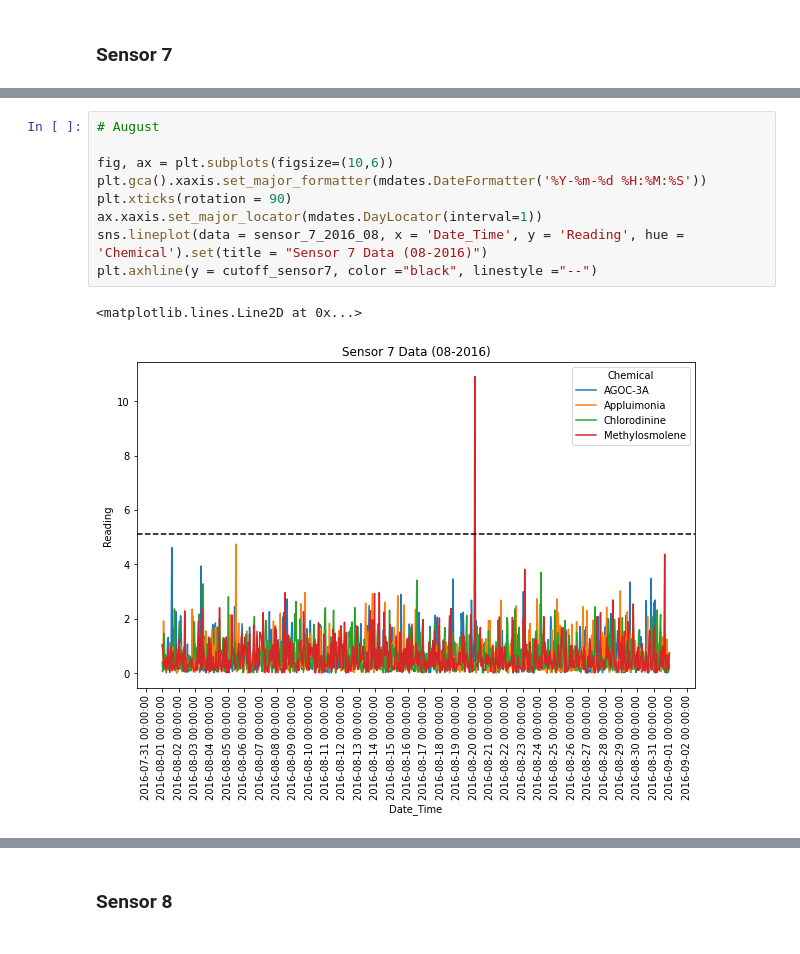
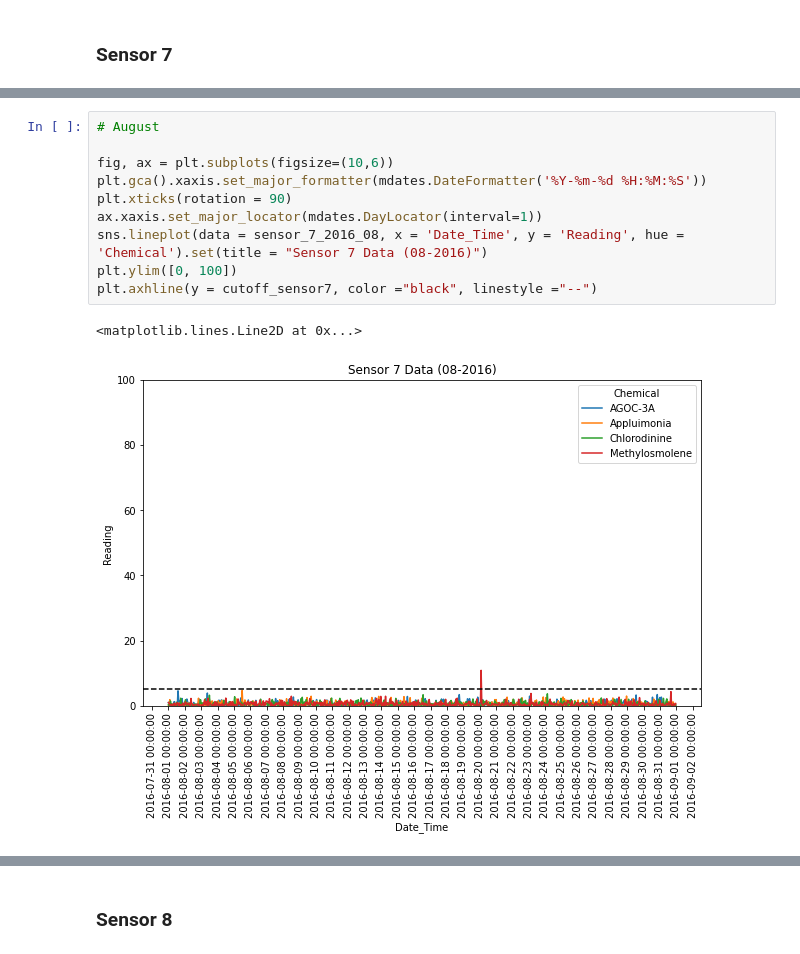
Before and after one commit to j-tice/capstone_final, a Jupyter notebook: EDA_and_Analysis/Megan_EDA_sensors_v2.ipynb, the cells around one changed output, grey strips where cells are left out. Drawn from its saved outputs; the diff is of its cells as text.

```diff
--- a/EDA_and_Analysis/Megan_EDA_sensors_v2.ipynb
+++ b/EDA_and_Analysis/Megan_EDA_sensors_v2.ipynb
@@ -554,15 +571,16 @@ plt.axhline(y = cutoff_sensor7, color ="black", linestyle ="--")
 # %%
 # August
 
 fig, ax = plt.subplots(figsize=(10,6))
 plt.gca().xaxis.set_major_formatter(mdates.DateFormatter('%Y-%m-%d %H:%M:%S'))
 plt.xticks(rotation = 90)
 ax.xaxis.set_major_locator(mdates.DayLocator(interval=1))
 sns.lineplot(data = sensor_7_2016_08, x = 'Date_Time', y = 'Reading', hue = 'Chemical').set(title = "Sensor 7 Data (08-2016)")
+plt.ylim([0, 100])
 plt.axhline(y = cutoff_sensor7, color ="black", linestyle ="--")
 # %% [output]
 <matplotlib.lines.Line2D at 0x...>
-[figure, old version]
+[figure, new version]
 # %%
 # December
 
```
Also changed, not shown: parts of 50 cells of this notebook, 1 other file.
